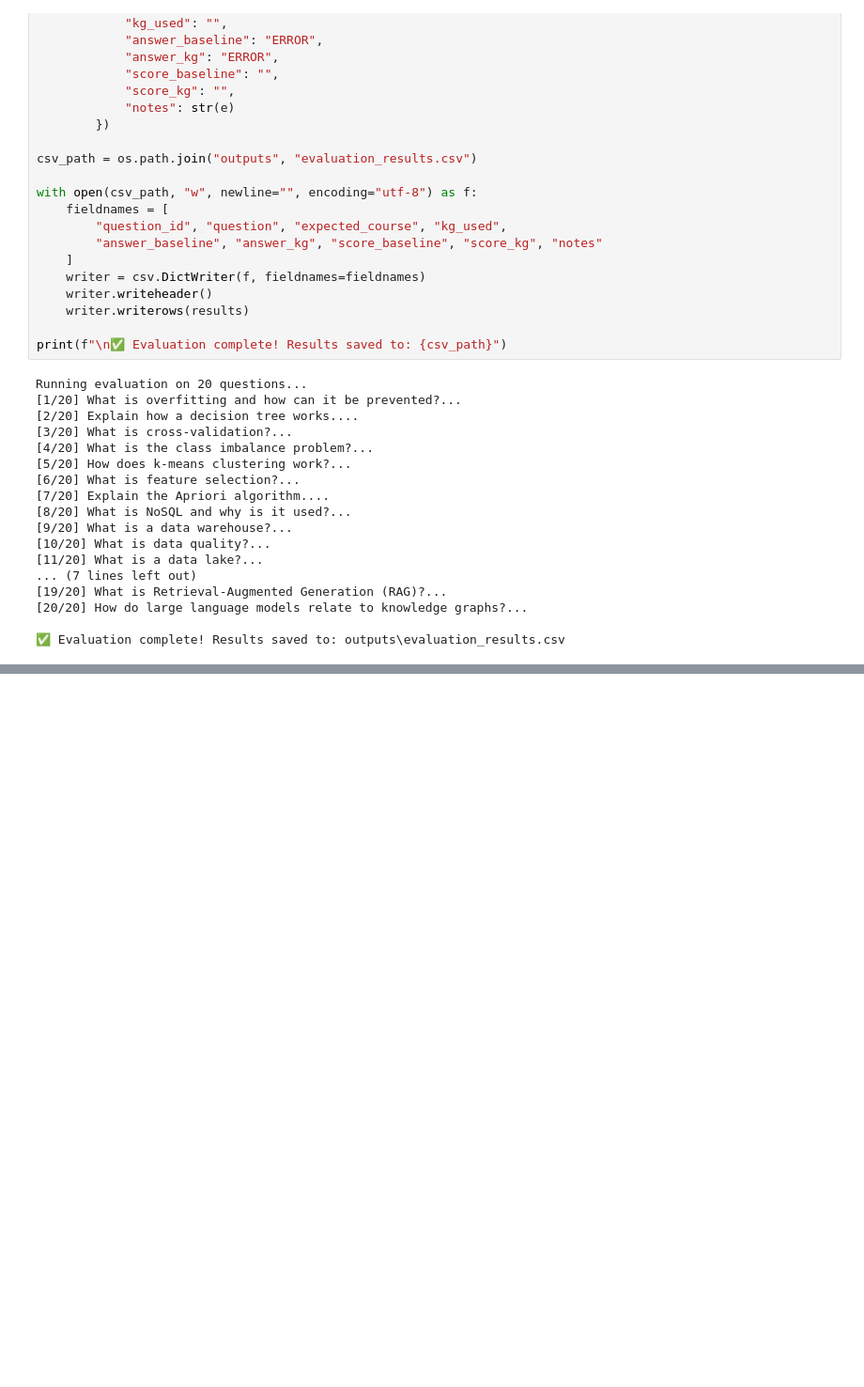
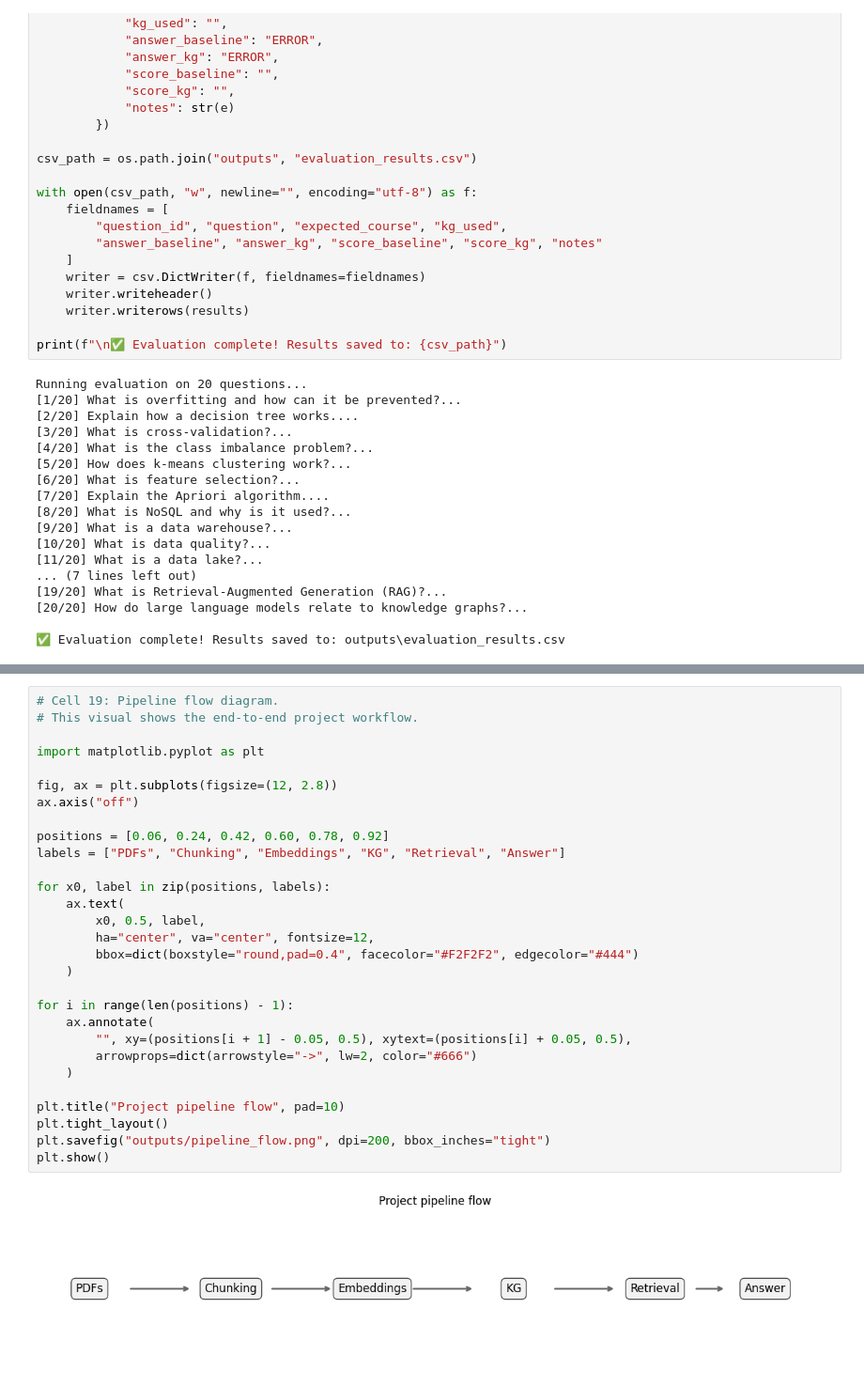
Before and after one commit to samiwadh/Knowledge-Graph-Enhanced-RAG-System-for-Academic-Question-Answering-in-a-Data-Science-Curriculum, a Jupyter notebook: KG_RAG_Project.ipynb, the cells around one changed output, grey strips where cells are left out. Shown at 94% size. Drawn from its saved outputs; the diff is of its cells as text; blank space fills up the shorter version.

```diff
--- a/KG_RAG_Project.ipynb
+++ b/KG_RAG_Project.ipynb
@@ -905,3 +957,34 @@ print("\n" + "=" * 60)
+# %%
+# Cell 19: Pipeline flow diagram.
+# This visual shows the end-to-end project workflow.
+
+import matplotlib.pyplot as plt
+
+fig, ax = plt.subplots(figsize=(12, 2.8))
+ax.axis("off")
+
+positions = [0.06, 0.24, 0.42, 0.60, 0.78, 0.92]
+labels = ["PDFs", "Chunking", "Embeddings", "KG", "Retrieval", "Answer"]
+
+for x0, label in zip(positions, labels):
+    ax.text(
+        x0, 0.5, label,
+        ha="center", va="center", fontsize=12,
+        bbox=dict(boxstyle="round,pad=0.4", facecolor="#F2F2F2", edgecolor="#444")
+    )
+
+for i in range(len(positions) - 1):
+    ax.annotate(
+        "", xy=(positions[i + 1] - 0.05, 0.5), xytext=(positions[i] + 0.05, 0.5),
+        arrowprops=dict(arrowstyle="->", lw=2, color="#666")
+    )
+
+plt.title("Project pipeline flow", pad=10)
+plt.tight_layout()
+plt.savefig("outputs/pipeline_flow.png", dpi=200, bbox_inches="tight")
+plt.show()
+# %% [output]
+[figure, added]
 # %%
 # Cell 19: Live demo question for presentation.
 # You can change the question before running this cell during the exam.
```
Also changed, not shown: parts of 9 cells of this notebook, 12 other files.
